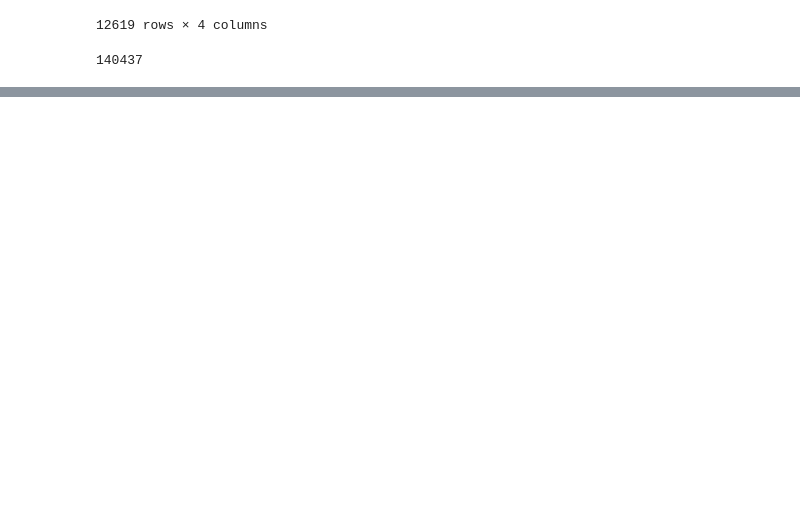
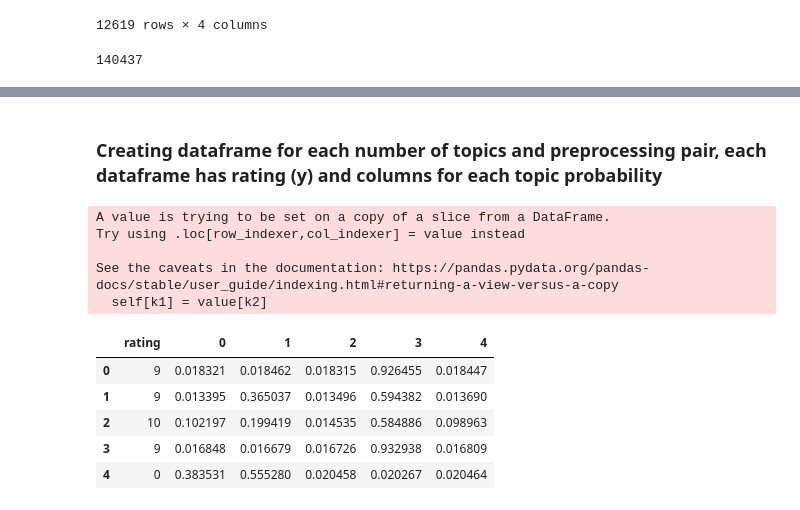
Before and after one commit to drishaan/room-rate, a Jupyter notebook: TopicAnalysis/LDA_topic_modeling.ipynb, the cells around one changed output, grey strips where cells are left out. Cells and saved outputs as stored; diff of their text form; code cells hidden in the pictures; blank space fills up the shorter version.

```diff
--- a/TopicAnalysis/LDA_topic_modeling.ipynb
+++ b/TopicAnalysis/LDA_topic_modeling.ipynb
@@ -317,2 +156,0 @@ See the caveats in the documentation: https://pandas.pydata.org/pandas-docs/stab
-# %%
-preprocessed['lda_5_probs'] = preprocessed['stopwords'].apply(lambda x : extract_topic_probabilities(x))
@@ -434,0 +372,38 @@ lm.score(X_test, y_test)
+# %% [markdown]
+### Creating dataframe for each number of topics and preprocessing pair, each dataframe has rating (y) and columns for each topic probability
+# %%
+# 10 TOPICS: CLEANED
+lda_features_df_10_cleaned = preprocessed[['rating', 'lda_10_probs_cleaned']]
+lda_features_df_10_cleaned[['0','1', '2', '3', '4', '5', '6', '7', '8', '9']] = pd.DataFrame(lda_features_df_10_cleaned.lda_10_probs_cleaned.tolist(), index=lda_features_df_10_cleaned.index)
+lda_features_df_10_cleaned = lda_features_df_10_cleaned[['rating', '0','1', '2', '3', '4', '5', '6', '7', '8', '9']]
+lda_features_df_10_cleaned
+
+# 10 TOPICS: STEMMED
+lda_features_df_10_stemmed = preprocessed[['rating', 'lda_10_probs_stemmed']]
+lda_features_df_10_stemmed[['0','1', '2', '3', '4', '5', '6', '7', '8', '9']] = pd.DataFrame(lda_features_df_10_stemmed.lda_10_probs_stemmed.tolist(), index=lda_features_df_10_stemmed.index)
+lda_features_df_10_stemmed = lda_features_df_10_stemmed[['rating', '0','1', '2', '3', '4', '5', '6', '7', '8', '9']]
+lda_features_df_10_stemmed
+
+# 5 TOPICS: CLEANED
+lda_features_df_5_cleaned = preprocessed[['rating', 'lda_5_probs_cleaned']]
+lda_features_df_5_cleaned[['0','1', '2', '3', '4']] = pd.DataFrame(lda_features_df_5_cleaned.lda_5_probs_cleaned.tolist(), index=lda_features_df_5_cleaned.index)
+lda_features_df_5_cleaned = lda_features_df_5_cleaned[['rating', '0','1', '2', '3', '4']]
+lda_features_df_5_cleaned
+
+# 5 TOPICS: STEMMED
+lda_features_df_5_stemmed = preprocessed[['rating', 'lda_5_probs_stemmed']]
+lda_features_df_5_stemmed[['0','1', '2', '3', '4']] = pd.DataFrame(lda_features_df_5_stemmed.lda_5_probs_stemmed.tolist(), index=lda_features_df_5_stemmed.index)
+lda_features_df_5_stemmed = lda_features_df_5_stemmed[['rating', '0','1', '2', '3', '4']]
+lda_features_df_5_stemmed.head(5)
+# %% [output]
+A value is trying to be set on a copy of a slice from a DataFrame.
+Try using .loc[row_indexer,col_indexer] = value instead
+
+See the caveats in the documentation: https://pandas.pydata.org/pandas-docs/stable/user_guide/indexing.html#returning-a-view-versus-a-copy
+  self[k1] = value[k2]
+|  | rating | 0 | 1 | 2 | 3 | 4 |
+| 0 | 9 | 0.018321 | 0.018462 | 0.018315 | 0.926455 | 0.018447 |
+| 1 | 9 | 0.013395 | 0.365037 | 0.013496 | 0.594382 | 0.013690 |
+| 2 | 10 | 0.102197 | 0.199419 | 0.014535 | 0.584886 | 0.098963 |
+| 3 | 9 | 0.016848 | 0.016679 | 0.016726 | 0.932938 | 0.016809 |
+| 4 | 0 | 0.383531 | 0.555280 | 0.020458 | 0.020267 | 0.020464 |
```
Also changed, not shown: parts of 54 cells of this notebook, 1 other file.
